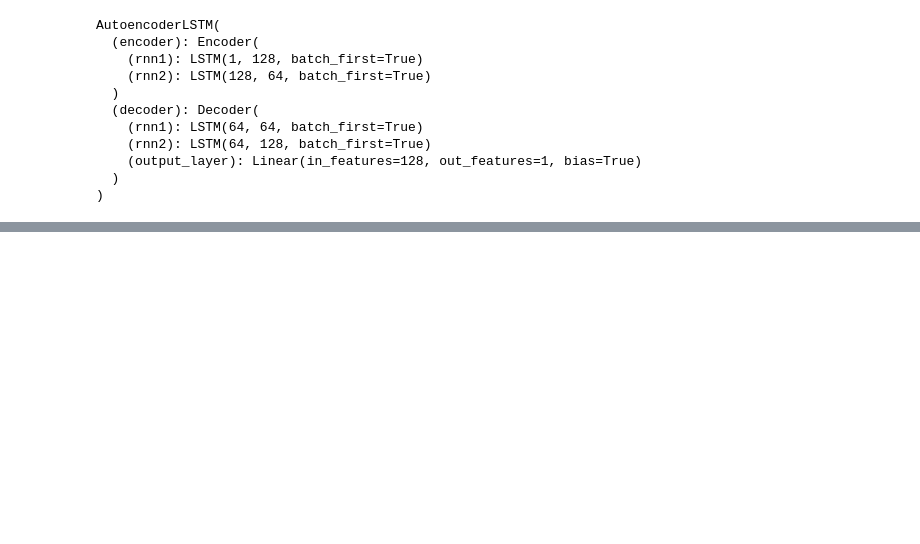
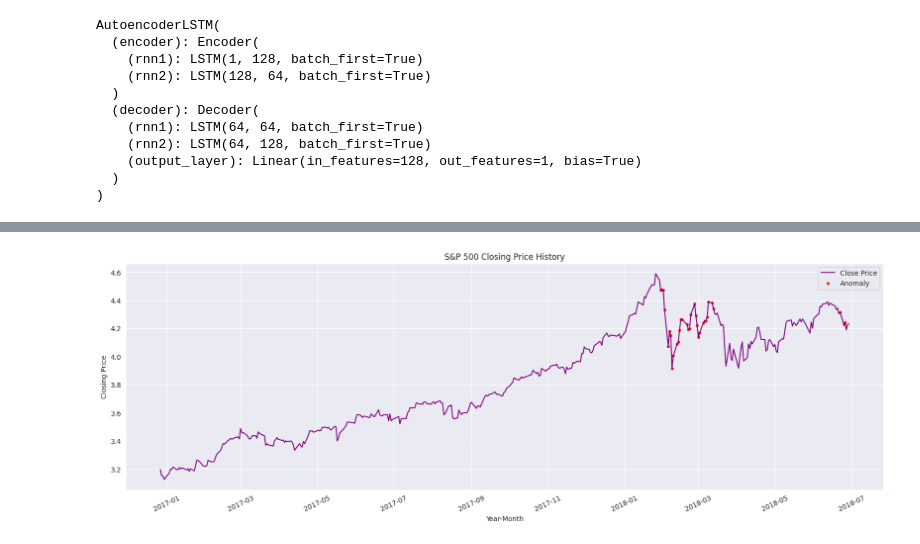
Before and after one commit to grlefl/LSTM-Autoencoder-Anomaly-Detection, a Jupyter notebook: main.ipynb, the cells around one changed output, grey strips where cells are left out. Cells and saved outputs as stored; diff of their text form; code cells hidden in the pictures; blank space fills up the shorter version.

```diff
--- a/main.ipynb
+++ b/main.ipynb
@@ -338,0 +353,4 @@ RuntimeError: shape '[1, 140, 1]' is invalid for input of size 30
+# %%
+# isolate anomalies
+anomalies = test_score_df[test_score_df['anomaly'] == True]
+anomalies.head()
@@ -338,0 +364,9 @@ RuntimeError: shape '[1, 140, 1]' is invalid for input of size 30
+# %%
+# plot anomalies on original testing data
+plt.figure(figsize=(20, 6))
+plt.plot(test_score_df['date'], test_score_df['close'], label='Close Price', color='purple')
+plt.scatter(anomalies['date'], anomalies['close'], color='red', s=10, label='Anomaly')
+plt.title('S&P 500 Closing Price History'); plt.xlabel('Year-Month'); plt.ylabel('Closing Price')
+plt.xticks(rotation=25); plt.legend(); plt.show()
+# %% [output]
+[figure, added]
```
Also changed, not shown: parts of 27 cells of this notebook.
